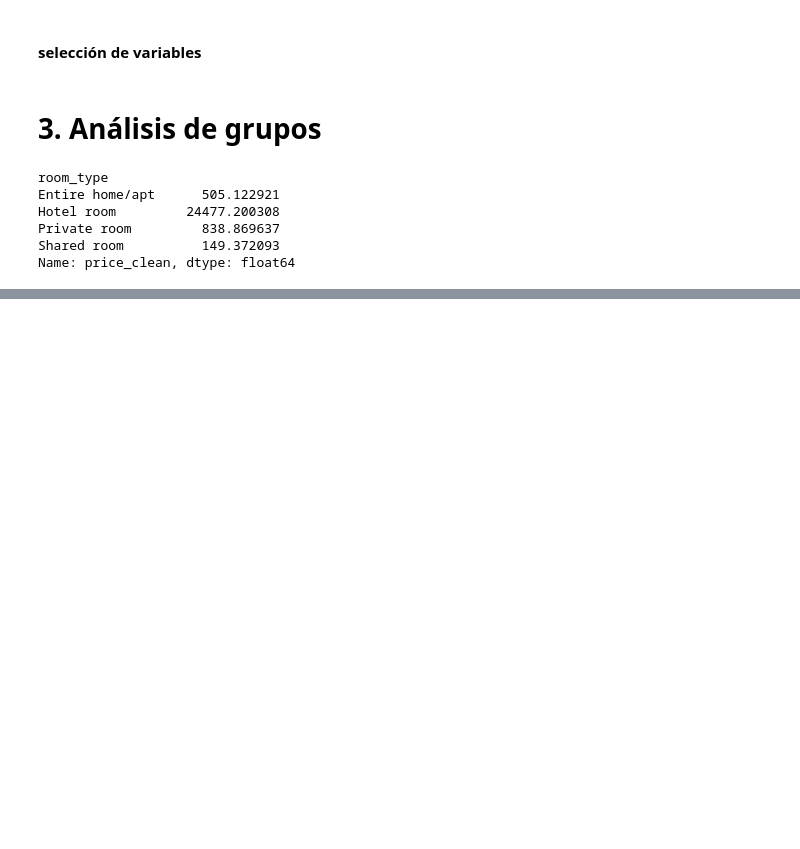
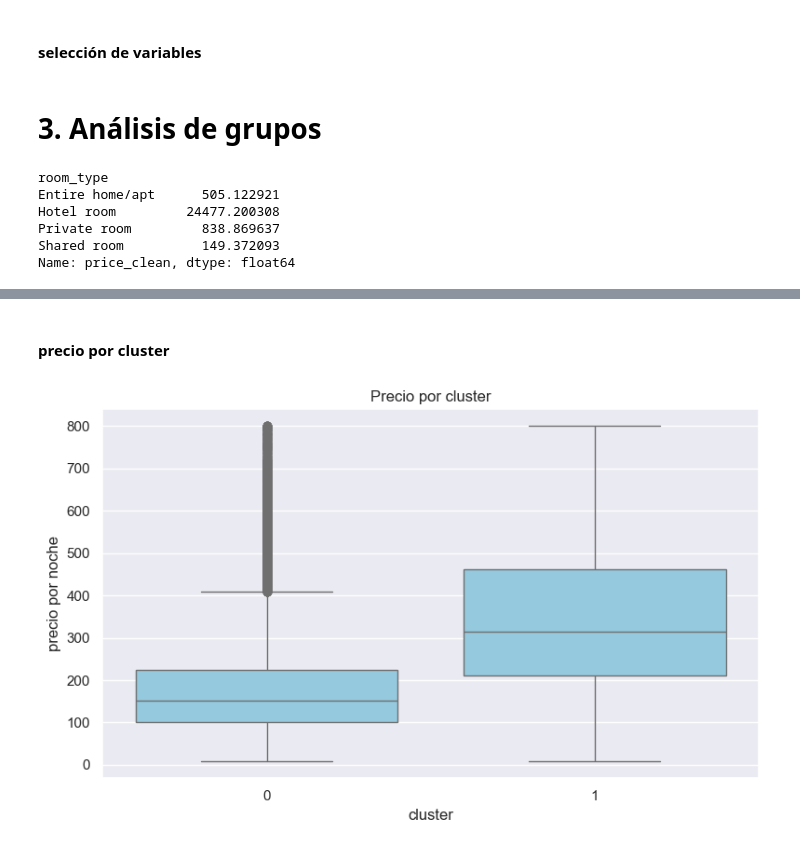
Before and after one commit to belennmm/MD_Lab4_Arboles, a Jupyter notebook: Notebooks/arboles.ipynb, the cells around one changed output, grey strips where cells are left out. Cells and saved outputs as stored; diff of their text form; code cells hidden in the pictures; blank space fills up the shorter version.

```diff
--- a/Notebooks/arboles.ipynb
+++ b/Notebooks/arboles.ipynb
@@ -364,0 +473,17 @@ Name: price_clean, dtype: float64
+# %% [markdown]
+#### precio por cluster
+# %%
+precio_p95 = data_cluster['price_clean'].quantile(0.95)
+data_cluster_viz = data_cluster[data_cluster['price_clean'] <= precio_p95 ]
+
+plt.figure(figsize=(8 , 5) )
+
+sns.boxplot(x='cluster', y='price_clean', data=data_cluster_viz, color='skyblue' )
+
+plt.title('Precio por cluster' )
+plt.xlabel('cluster')
+plt.ylabel('precio por noche')
+plt.tight_layout()
+plt.show()
+# %% [output]
+[figure, added]
```
Also changed, not shown: parts of 18 cells of this notebook.
